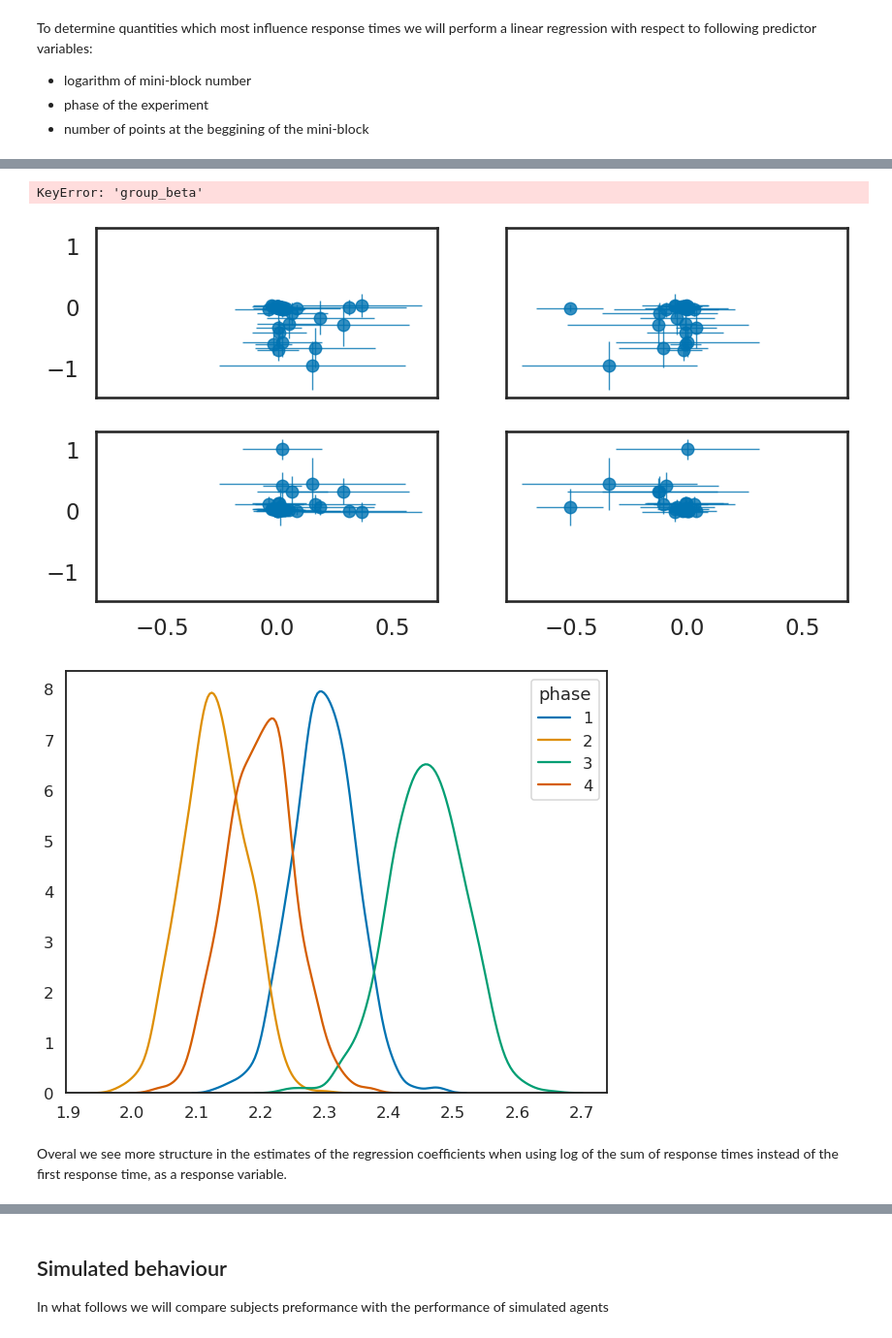
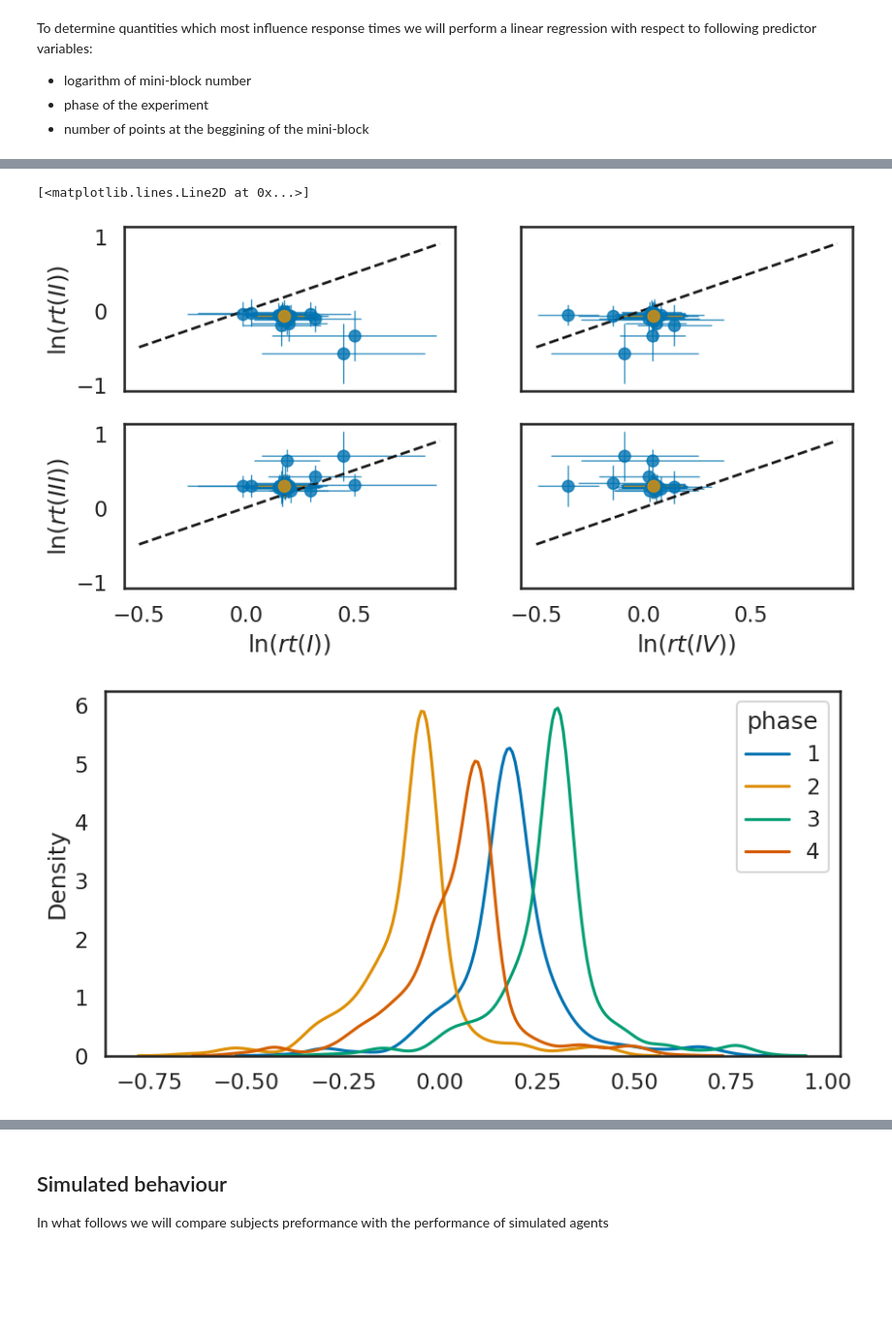
Before and after one commit to dimarkov/pybefit, a Jupyter notebook: examples/plandepth/analysing_behavioural_data.ipynb, the cells around one changed output, grey strips where cells are left out. Shown at 97% size. Cells and saved outputs as stored; diff of their text form; code cells hidden in the pictures; blank space fills up the shorter version.

```diff
--- a/examples/plandepth/analysing_behavioural_data.ipynb
+++ b/examples/plandepth/analysing_behavioural_data.ipynb
@@ -277,21 +277,22 @@ ax[1,0].set_xlabel(r'$\ln(rt(I))$')
 ax[1,0].set_ylabel(r'$\ln(rt(III))$')
 ax[1,1].set_xlabel(r'$\ln(rt(IV))$')
 
-x = np.arange(1., 4., .1)
+x = np.arange(-.5, 1., .1)
 ax[0,0].plot(x, x, 'k--', lw = 2)
 ax[0,1].plot(x, x, 'k--', lw = 2)
 ax[1,0].plot(x, x, 'k--', lw = 2)
 ax[1,1].plot(x, x, 'k--', lw = 2)
 # %% [output]
-KeyError: 'group_beta'
+[<matplotlib.lines.Line2D at 0x...>]
-[figure, old version]
+[figure, new version]
 # %%
-plt.subplots(1, 1, figsize=(10, 8))
+# log_rt_1
+group_smpl = np.array(samples[0]['group_beta'])[..., 1:5]
+
+plt.subplots(1, 1, figsize=(10, 5))
 for i in range(group_smpl.shape[-1]):
     sns.kdeplot(group_smpl[:, i], label=i+1)
 
 plt.legend(title='phase');
 # %% [output]
-[figure, old version]
+[figure, new version]
-# %% [markdown]
-Overal we see more structure in the estimates of the regression coefficients when using log of the sum of response times instead of the first response time, as a response variable.
```
Also changed, not shown: parts of 13 cells of this notebook, 1 other file.
